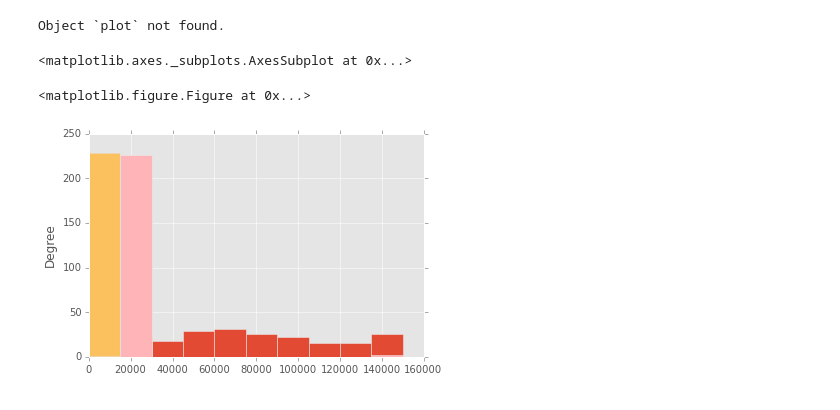
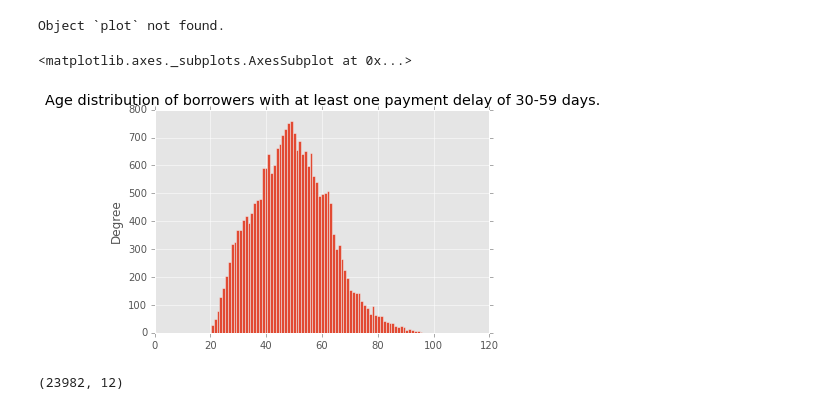
Before and after one commit to roechi/machine_learning_assignment, a Jupyter notebook: beleg2/analysis.ipynb, the cells around one changed output. Drawn from its saved outputs; the diff is of its cells as text; code cells hidden in the pictures.

```diff
--- a/beleg2/analysis.ipynb
+++ b/beleg2/analysis.ipynb
@@ -91,11 +91,15 @@ df['age'].plot(kind='hist', stacked=False, bins=df['age'].max())
 df['age'].plot?
 # %% [output]
 Object `plot` not found.
-# %%
-ff = df.dropna(subset = ['Mon'])
-plt.figure()
-ff.loc[ff['MonthlyIncome'].isin([150000, 20000])].plot(kind='hist', legend=False, bins=10)
-# %% [output]
-<matplotlib.axes._subplots.AxesSubplot at 0x...>
-<matplotlib.figure.Figure at 0x...>
-[figure, removed]
+# %%
+df.loc[df['NumberOfTime30-59DaysPastDueNotWorse'] > 0]['age'].plot(
+    kind='hist',
+    bins=100,
+    title='Age distribution of borrowers with at least one payment delay of 30-59 days.')
+# %% [output]
+<matplotlib.axes._subplots.AxesSubplot at 0x...>
+[figure, added]
+# %%
+df.loc[df['NumberOfTime30-59DaysPastDueNotWorse'] > 0].shape
+# %% [output]
+(23982, 12)
```
Also changed, not shown: parts of 5 cells of this notebook, 4 other files.
